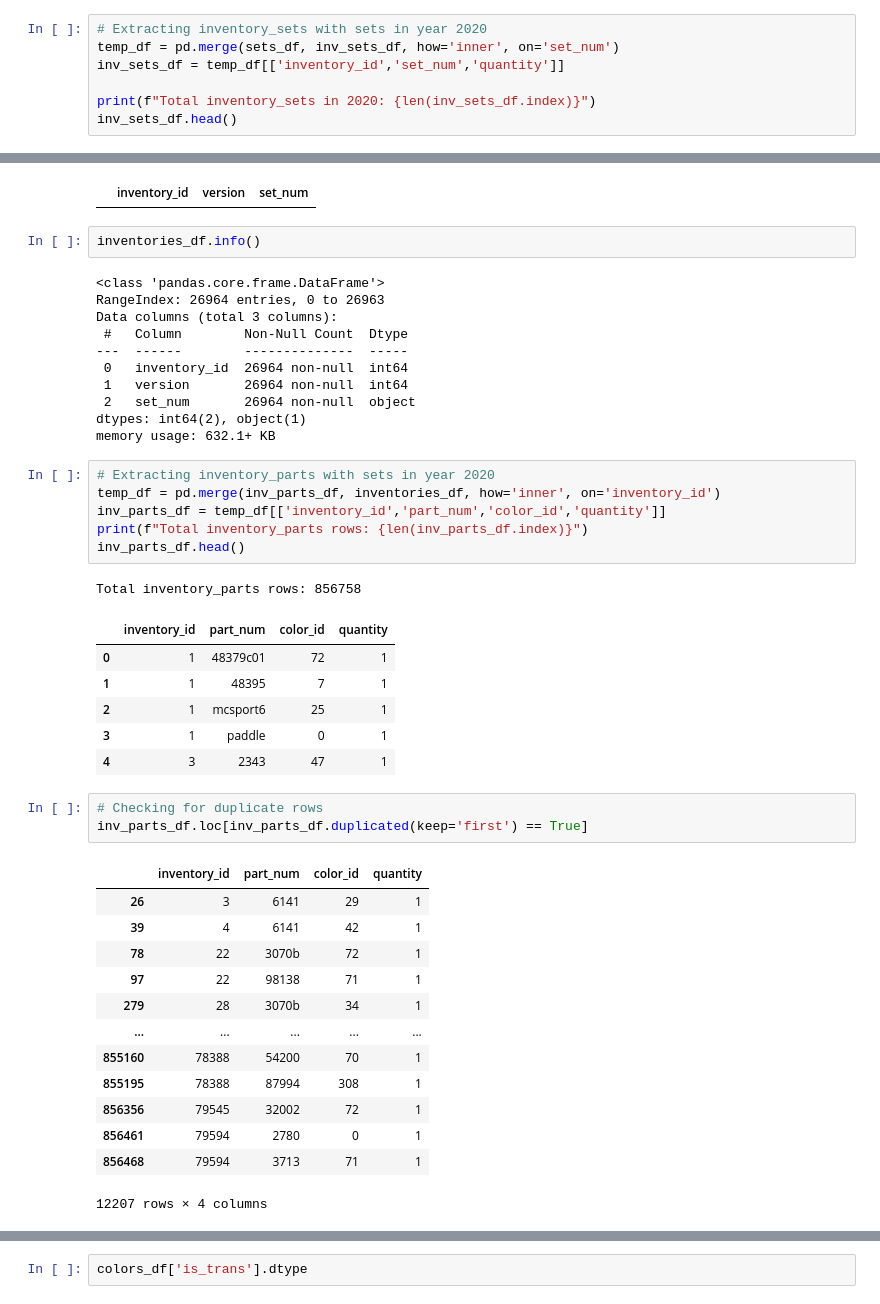
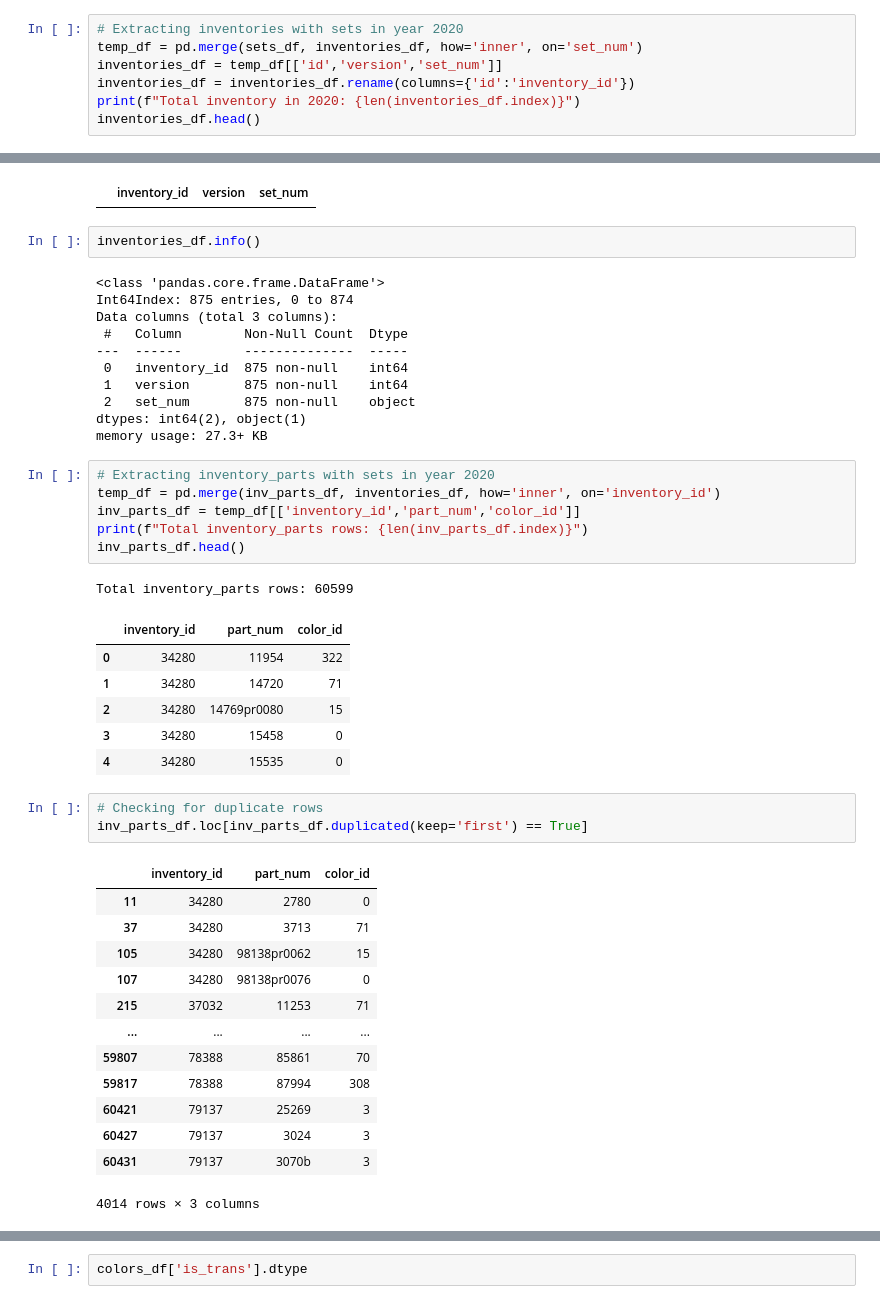
Before and after one commit to Supasyl/ETL_project, a Jupyter notebook: ETL_Pandas.ipynb, the cells around one changed output, grey strips where cells are left out. Drawn from its saved outputs; the diff is of its cells as text.

```diff
--- a/ETL_Pandas.ipynb
+++ b/ETL_Pandas.ipynb
@@ -40,10 +34,10 @@ print(f"Total sets in 2020: {len(sets_df.index)}")
 # %% [output]
 Total sets in 2020: 789
 # %%
-# Extracting inventory_sets with sets in year 2020
-temp_df = pd.merge(sets_df, inv_sets_df, how='inner', on='set_num')
-inv_sets_df = temp_df[['inventory_id','set_num','quantity']]
-
-print(f"Total inventory_sets in 2020: {len(inv_sets_df.index)}")
-inv_sets_df.head()
+# Extracting inventories with sets in year 2020
+temp_df = pd.merge(sets_df, inventories_df, how='inner', on='set_num')
+inventories_df = temp_df[['id','version','set_num']]
+inventories_df = inventories_df.rename(columns={'id':'inventory_id'})
+print(f"Total inventory in 2020: {len(inventories_df.index)}")
+inventories_df.head()
 # %% [output]
@@ -78,46 +64,46 @@ inventories_df.loc[inventories_df.duplicated(keep='first') == True]
 inventories_df.info()
 # %% [output]
 <class 'pandas.core.frame.DataFrame'>
-RangeIndex: 26964 entries, 0 to 26963
+Int64Index: 875 entries, 0 to 874
 Data columns (total 3 columns):
  #   Column        Non-Null Count  Dtype
 ---  ------        --------------  -----
- 0   inventory_id  26964 non-null  int64
- 1   version       26964 non-null  int64
- 2   set_num       26964 non-null  object
+ 0   inventory_id  875 non-null    int64
+ 1   version       875 non-null    int64
+ 2   set_num       875 non-null    object
 dtypes: int64(2), object(1)
-memory usage: 632.1+ KB
+memory usage: 27.3+ KB
 # %%
 # Extracting inventory_parts with sets in year 2020
 temp_df = pd.merge(inv_parts_df, inventories_df, how='inner', on='inventory_id')
-inv_parts_df = temp_df[['inventory_id','part_num','color_id','quantity']]
+inv_parts_df = temp_df[['inventory_id','part_num','color_id']]
 print(f"Total inventory_parts rows: {len(inv_parts_df.index)}")
 inv_parts_df.head()
 # %% [output]
-Total inventory_parts rows: 856758
+Total inventory_parts rows: 60599
-|  | inventory_id | part_num | color_id | quantity |
-| 0 | 1 | 48379c01 | 72 | 1 |
-| 1 | 1 | 48395 | 7 | 1 |
-| 2 | 1 | mcsport6 | 25 | 1 |
-| 3 | 1 | paddle | 0 | 1 |
-| 4 | 3 | 2343 | 47 | 1 |
+|  | inventory_id | part_num | color_id |
+| 0 | 34280 | 11954 | 322 |
+| 1 | 34280 | 14720 | 71 |
+| 2 | 34280 | 14769pr0080 | 15 |
+| 3 | 34280 | 15458 | 0 |
+| 4 | 34280 | 15535 | 0 |
 # %%
 # Checking for duplicate rows
 inv_parts_df.loc[inv_parts_df.duplicated(keep='first') == True]
 # %% [output]
-|  | inventory_id | part_num | color_id | quantity |
-| 26 | 3 | 6141 | 29 | 1 |
-| 39 | 4 | 6141 | 42 | 1 |
-| 78 | 22 | 3070b | 72 | 1 |
-| 97 | 22 | 98138 | 71 | 1 |
-| 279 | 28 | 3070b | 34 | 1 |
-| ... | ... | ... | ... | ... |
-| 855160 | 78388 | 54200 | 70 | 1 |
-| 855195 | 78388 | 87994 | 308 | 1 |
-| 856356 | 79545 | 32002 | 72 | 1 |
-| 856461 | 79594 | 2780 | 0 | 1 |
-| 856468 | 79594 | 3713 | 71 | 1 |
+|  | inventory_id | part_num | color_id |
+| 11 | 34280 | 2780 | 0 |
+| 37 | 34280 | 3713 | 71 |
+| 105 | 34280 | 98138pr0062 | 15 |
+| 107 | 34280 | 98138pr0076 | 0 |
+| 215 | 37032 | 11253 | 71 |
+| ... | ... | ... | ... |
+| 59807 | 78388 | 85861 | 70 |
+| 59817 | 78388 | 87994 | 308 |
+| 60421 | 79137 | 25269 | 3 |
+| 60427 | 79137 | 3024 | 3 |
+| 60431 | 79137 | 3070b | 3 |
-12207 rows × 4 columns
+4014 rows × 3 columns
 # %%
 # Removing duplicated rows while joining
 inv_parts_df = inv_parts_df.drop_duplicates(keep='first')
```
Also changed, not shown: parts of 35 cells of this notebook, 3 other files.
